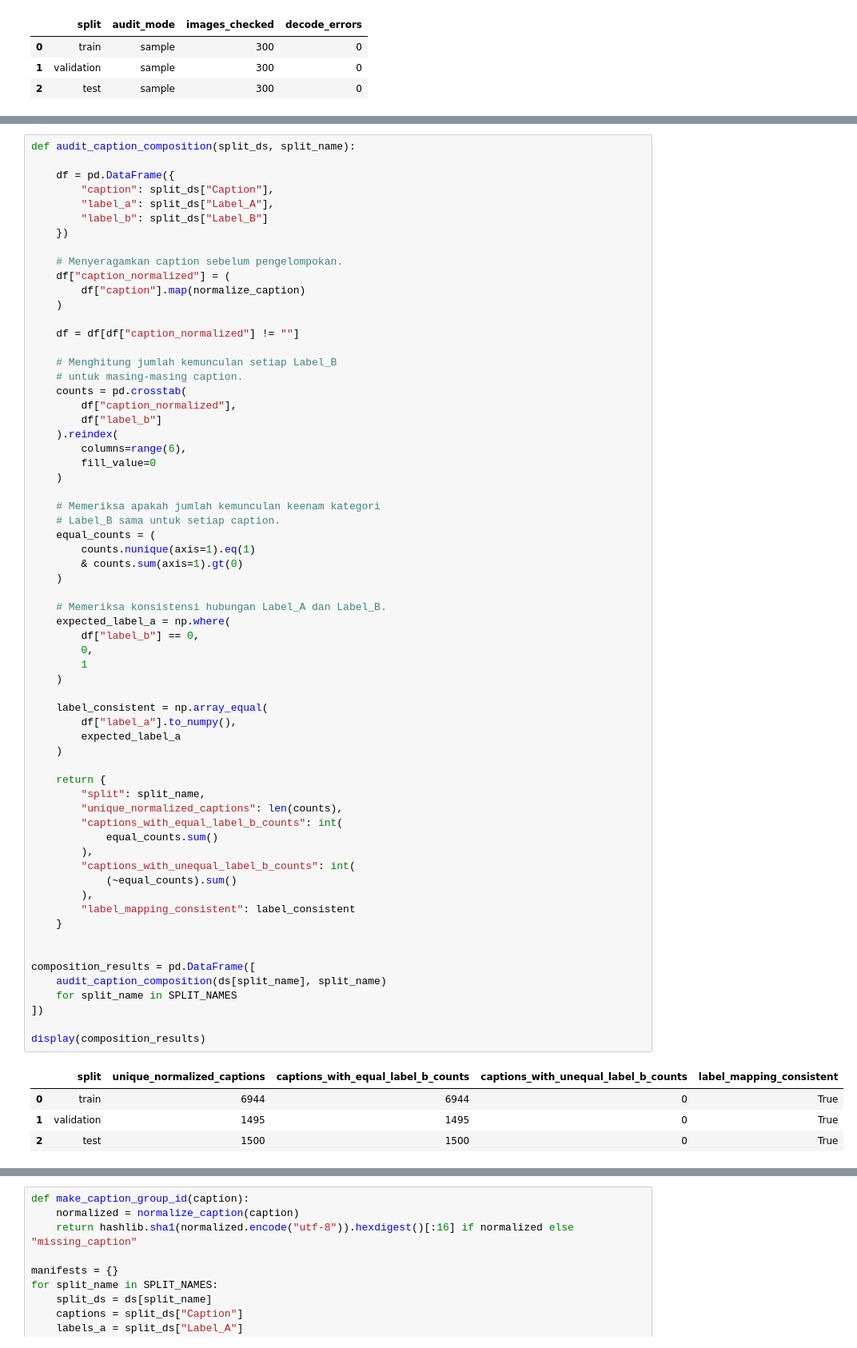
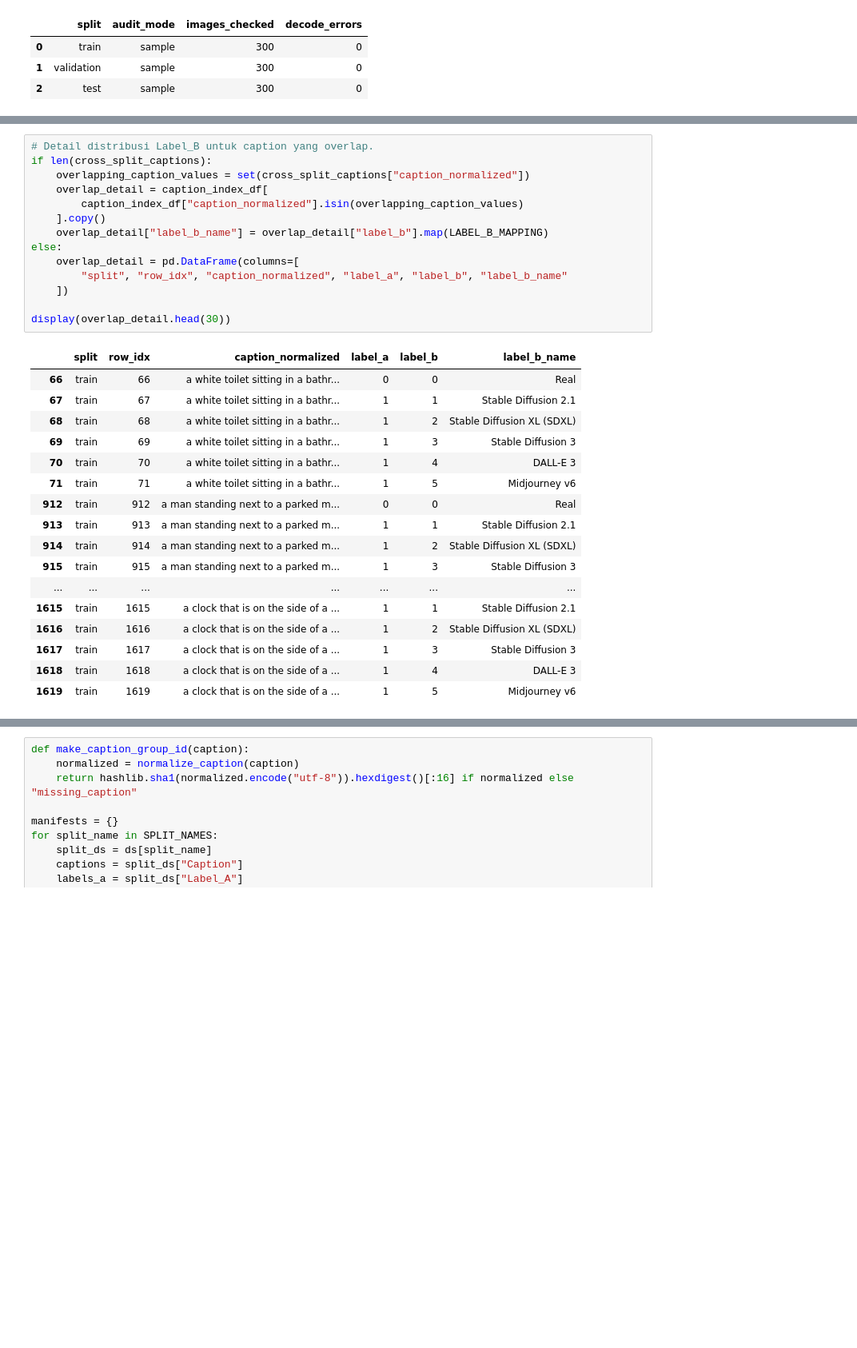
Before and after one commit to Michaelatj/AI-Generated-Image-Classification-using-CNN, a Jupyter notebook: notebooks/eda_data_preparation.ipynb, the cells around one changed output, grey strips where cells are left out. Shown at 80% size. Cells and saved outputs as stored; diff of their text form; blank space fills up the shorter version.

```diff
--- a/notebooks/eda_data_preparation.ipynb
+++ b/notebooks/eda_data_preparation.ipynb
@@ -582,70 +582,33 @@ display(overlap_summary)
 # %%
-def audit_caption_composition(split_ds, split_name):
+# Detail distribusi Label_B untuk caption yang overlap.
+if len(cross_split_captions):
+    overlapping_caption_values = set(cross_split_captions["caption_normalized"])
+    overlap_detail = caption_index_df[
+        caption_index_df["caption_normalized"].isin(overlapping_caption_values)
+    ].copy()
+    overlap_detail["label_b_name"] = overlap_detail["label_b"].map(LABEL_B_MAPPING)
+else:
+    overlap_detail = pd.DataFrame(columns=[
+        "split", "row_idx", "caption_normalized", "label_a", "label_b", "label_b_name"
+    ])
 
-    df = pd.DataFrame({
-        "caption": split_ds["Caption"],
-        "label_a": split_ds["Label_A"],
-        "label_b": split_ds["Label_B"]
-    })
-
-    # Menyeragamkan caption sebelum pengelompokan.
-    df["caption_normalized"] = (
-        df["caption"].map(normalize_caption)
-    )
-
-    df = df[df["caption_normalized"] != ""]
-
-    # Menghitung jumlah kemunculan setiap Label_B
-    # untuk masing-masing caption.
-    counts = pd.crosstab(
-        df["caption_normalized"],
-        df["label_b"]
-    ).reindex(
-        columns=range(6),
-        fill_value=0
-    )
-
-    # Memeriksa apakah jumlah kemunculan keenam kategori
-    # Label_B sama untuk setiap caption.
-    equal_counts = (
-        counts.nunique(axis=1).eq(1)
-        & counts.sum(axis=1).gt(0)
-    )
-
-    # Memeriksa konsistensi hubungan Label_A dan Label_B.
-    expected_label_a = np.where(
-        df["label_b"] == 0,
-        0,
-        1
-    )
-
-    label_consistent = np.array_equal(
-        df["label_a"].to_numpy(),
-        expected_label_a
-    )
-
-    return {
-        "split": split_name,
-        "unique_normalized_captions": len(counts),
-        "captions_with_equal_label_b_counts": int(
-            equal_counts.sum()
-        ),
-        "captions_with_unequal_label_b_counts": int(
-            (~equal_counts).sum()
-        ),
-        "label_mapping_consistent": label_consistent
-    }
-
-
-composition_results = pd.DataFrame([
-    audit_caption_composition(ds[split_name], split_name)
-    for split_name in SPLIT_NAMES
-])
-
-display(composition_results)
+display(overlap_detail.head(30))
 # %% [output]
-|  | split | unique_normalized_captions | captions_with_equal_label_b_counts | captions_with_unequal_label_b_counts | label_mapping_consistent |
-| 0 | train | 6944 | 6944 | 0 | True |
-| 1 | validation | 1495 | 1495 | 0 | True |
-| 2 | test | 1500 | 1500 | 0 | True |
+|  | split | row_idx | caption_normalized | label_a | label_b | label_b_name |
+| 66 | train | 66 | a white toilet sitting in a bathr... | 0 | 0 | Real |
+| 67 | train | 67 | a white toilet sitting in a bathr... | 1 | 1 | Stable Diffusion 2.1 |
+| 68 | train | 68 | a white toilet sitting in a bathr... | 1 | 2 | Stable Diffusion XL (SDXL) |
+| 69 | train | 69 | a white toilet sitting in a bathr... | 1 | 3 | Stable Diffusion 3 |
+| 70 | train | 70 | a white toilet sitting in a bathr... | 1 | 4 | DALL-E 3 |
+| 71 | train | 71 | a white toilet sitting in a bathr... | 1 | 5 | Midjourney v6 |
+| 912 | train | 912 | a man standing next to a parked m... | 0 | 0 | Real |
+| 913 | train | 913 | a man standing next to a parked m... | 1 | 1 | Stable Diffusion 2.1 |
+| 914 | train | 914 | a man standing next to a parked m... | 1 | 2 | Stable Diffusion XL (SDXL) |
+| 915 | train | 915 | a man standing next to a parked m... | 1 | 3 | Stable Diffusion 3 |
+| ... | ... | ... | ... | ... | ... | ... |
+| 1615 | train | 1615 | a clock that is on the side of a ... | 1 | 1 | Stable Diffusion 2.1 |
+| 1616 | train | 1616 | a clock that is on the side of a ... | 1 | 2 | Stable Diffusion XL (SDXL) |
+| 1617 | train | 1617 | a clock that is on the side of a ... | 1 | 3 | Stable Diffusion 3 |
+| 1618 | train | 1618 | a clock that is on the side of a ... | 1 | 4 | DALL-E 3 |
+| 1619 | train | 1619 | a clock that is on the side of a ... | 1 | 5 | Midjourney v6 |
 # %% [markdown]
```
Also changed, not shown: parts of 18 cells of this notebook, 3 other files.
